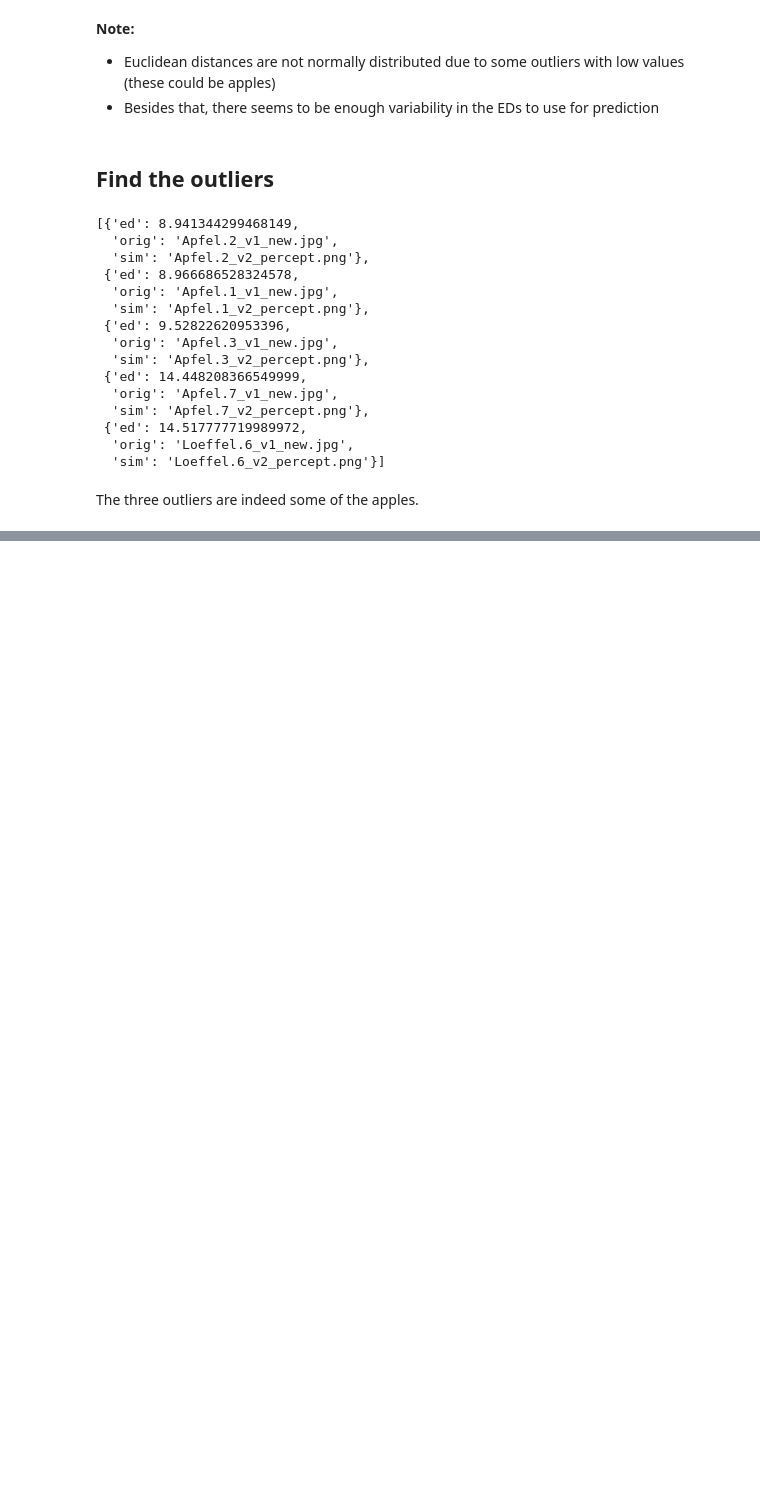
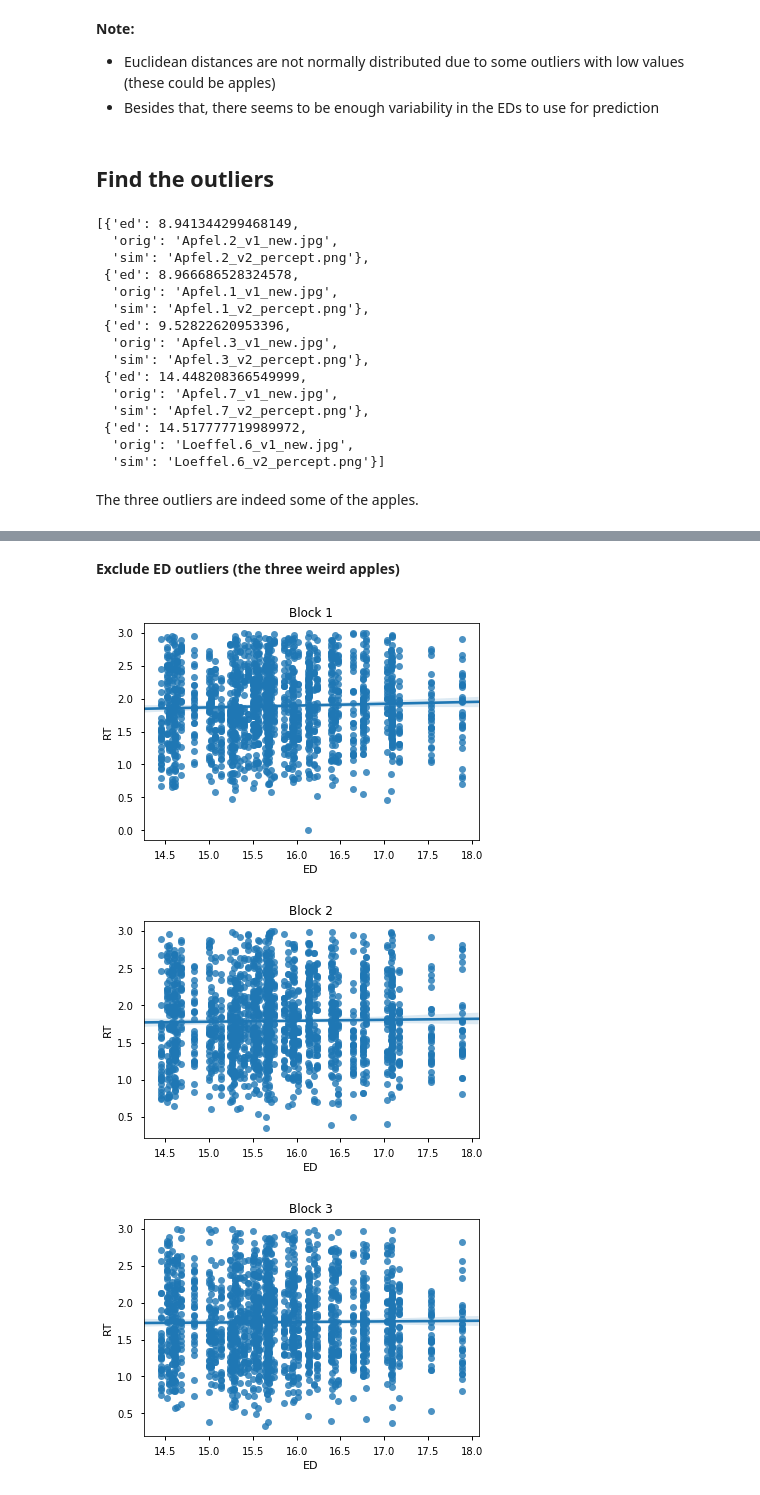
Before and after one commit to oliver-contier/ri_hmax, a Jupyter notebook: inspect_results.ipynb, the cells around one changed output, grey strips where cells are left out. Saved outputs shown, nothing was run; the diff lists cells and outputs as text; code cells hidden in the pictures; blank space fills up the shorter version.

```diff
--- a/inspect_results.ipynb
+++ b/inspect_results.ipynb
@@ -148,0 +275,14 @@ The three outliers are indeed some of the apples.
+# %% [markdown]
+**Exclude ED outliers (the three weird apples)**
+# %%
+for block in xrange(3):
+    ax = sns.regplot(x='ED', y='RT',
+                     data=df_concat[(
+                         df_concat['Block']==block) & (df_concat['Choice']!=99) & (df_concat['ED'] > 10)
+                                   ])
+    plt.title('Block %i' % (block+1))
+    plt.show()
+# %% [output]
+[figure, added]
+[figure, added]
+[figure, added]
```
Also changed, not shown: parts of 36 cells of this notebook.
